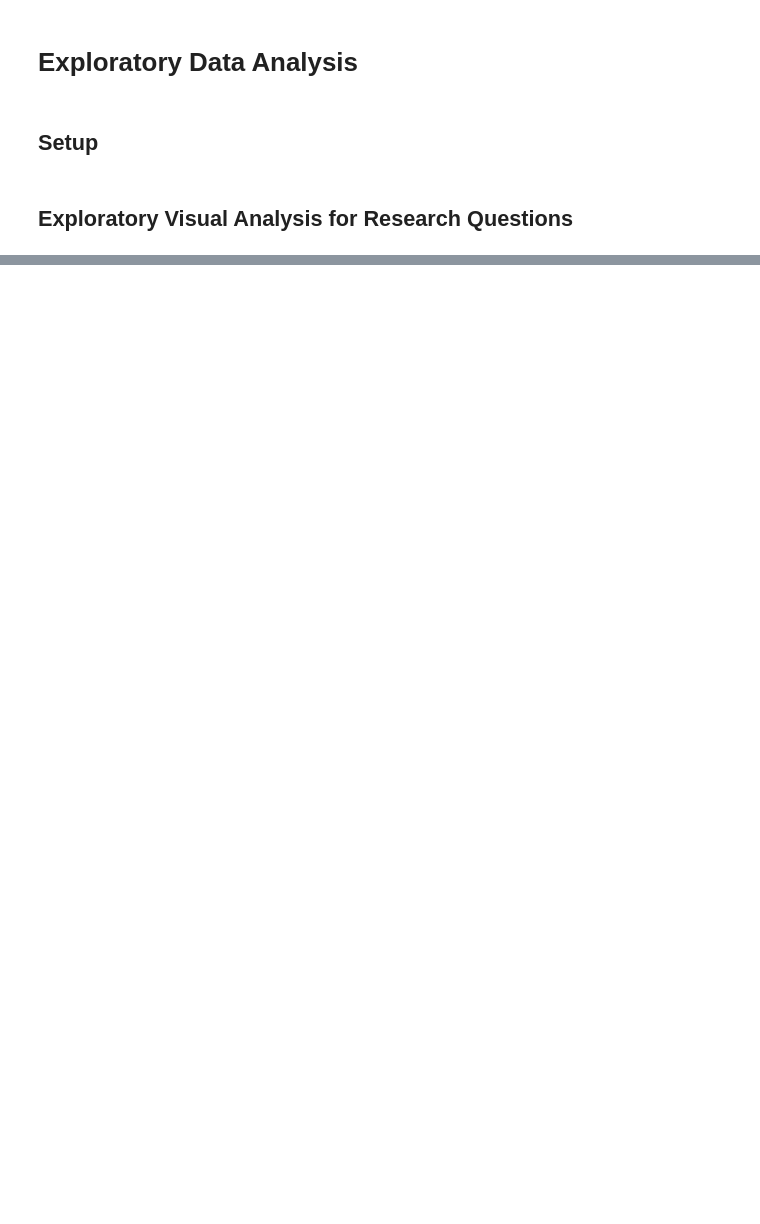
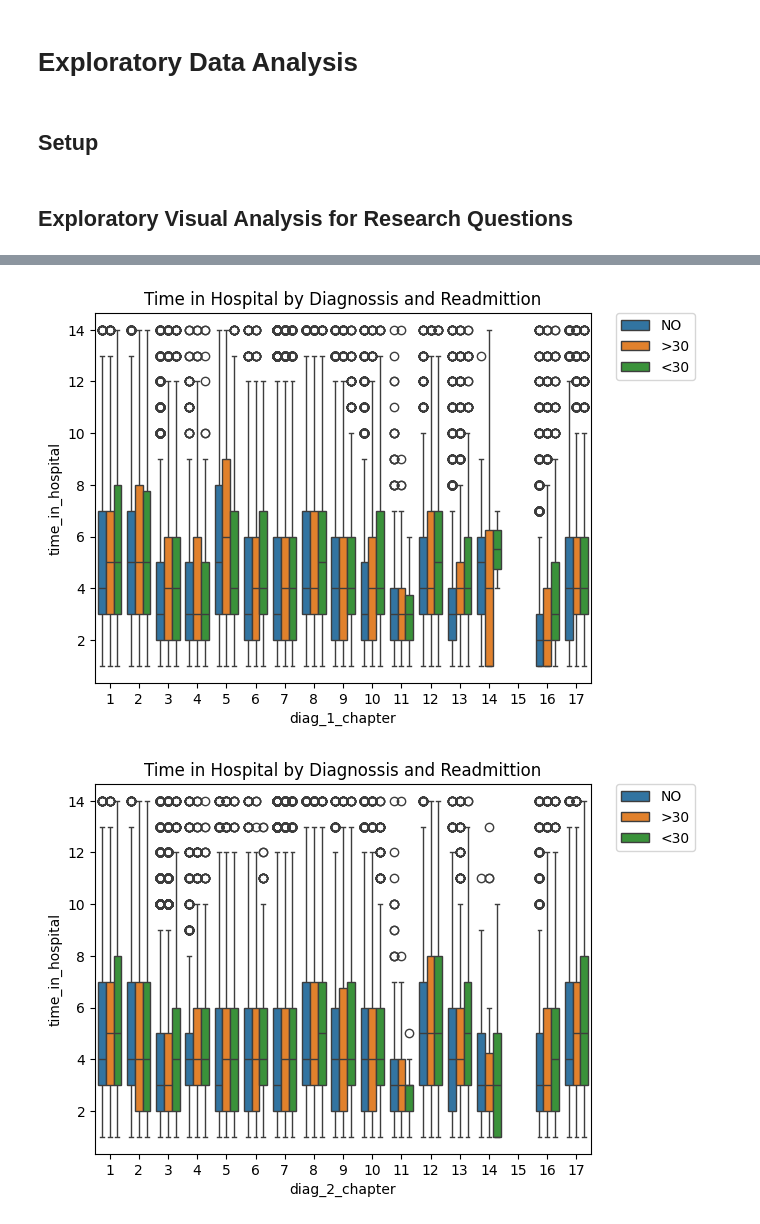
Before and after one commit to Lukmacbla/BioMedVis, a Jupyter notebook: main.ipynb, the cells around one changed output, grey strips where cells are left out. Cells and saved outputs as stored; diff of their text form; code cells hidden in the pictures; blank space fills up the shorter version.

Commit message:
Add graphs

```diff
--- a/main.ipynb
+++ b/main.ipynb
@@ -175,0 +323,16 @@ fig.show()
+# %%
+sns.boxplot(x='diag_1_chapter', y='time_in_hospital', hue='readmitted', data=df)
+plt.title('Time in Hospital by Diagnossis and Readmittion')
+plt.legend(bbox_to_anchor=(1.05, 1), loc='upper left', borderaxespad=0)
+plt.show()
+sns.boxplot(x='diag_2_chapter', y='time_in_hospital', hue='readmitted', data=df)
+plt.title('Time in Hospital by Diagnossis and Readmittion')
+plt.legend(bbox_to_anchor=(1.05, 1), loc='upper left', borderaxespad=0)
+plt.show()
+sns.boxplot(x='diag_3_chapter', y='time_in_hospital', hue='readmitted', data=df)
+plt.title('Time in Hospital by Diagnossis and Readmittion')
+plt.legend(bbox_to_anchor=(1.05, 1), loc='upper left', borderaxespad=0)
+plt.show()
+# %% [output]
+[figure, added]
+[figure, added]
```
Also changed, not shown: parts of 12 cells of this notebook, 9 other files.
